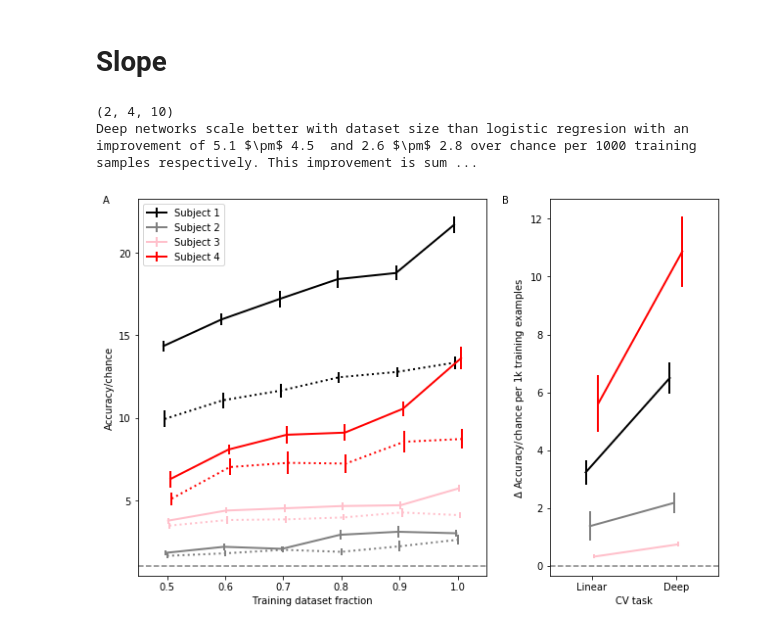
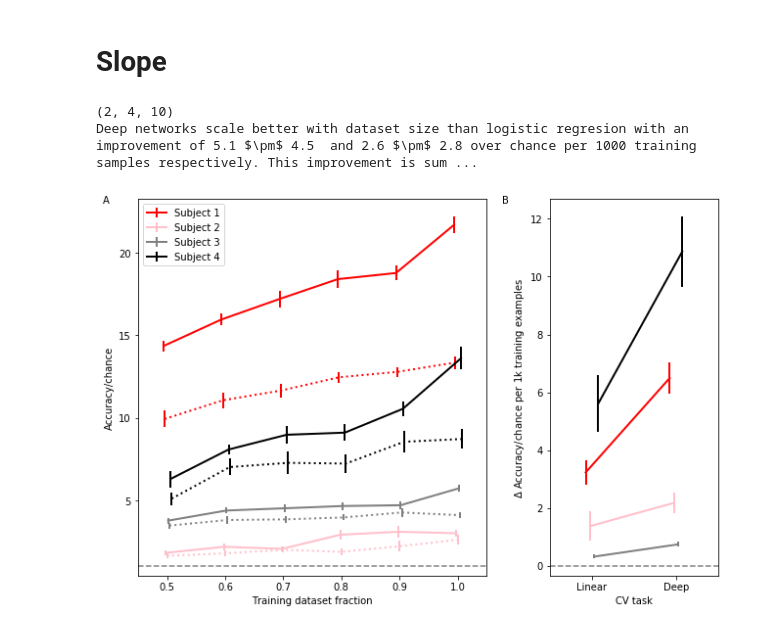
Before and after one commit to BouchardLab/cv_paper_plots, a Jupyter notebook: accuracy_slope/accuracy_slope.ipynb, the cells around one changed output. Drawn from its saved outputs; the diff is of its cells as text; code cells hidden in the pictures.

```diff
--- a/accuracy_slope/accuracy_slope.ipynb
+++ b/accuracy_slope/accuracy_slope.ipynb
@@ -112,32 +124,32 @@ Manner classification accuracy (XX way) improves from 51.7 $\pm$ 10.7\%  to 54.3
 # %%
 reload(slope)
 plt.close()
 f = plt.figure(figsize=(9, 6))
 
 te = .01
 le = .075
 re = .01
 be = .1
 h_gap = .1
 
 w1 = .55
 w2 = 1. - le - w1 - h_gap - re
 h = 1. - te - be
 
 ax_lines = f.add_axes([le, be, w1, h])
 ax_slopes = f.add_axes([le + w1 + h_gap, be, w2, h])
 
-slope.plot_cv_slope(deep_all, linear_all, chance[0], training_size, fracs, colors, (ax_lines, ax_slopes))
+slope.plot_cv_slope(subjects, deep_all, linear_all, chance[0], training_size, fracs, (ax_lines, ax_slopes))
 
 x0 = .02
 y0 = .98
 x1 = .65
 
 f.text(x0, y0, 'A')
 f.text(x1, y0, 'B')
 
 plt.savefig(os.path.join(os.environ['HOME'], 'Downloads/slope.pdf'))
 # %% [output]
 (2, 4, 10)
 Deep networks scale better with dataset size than logistic regresion with an improvement of 5.1 $\pm$ 4.5  and 2.6 $\pm$ 2.8 over chance per 1000 training samples respectively. This improvement is sum ...
-[figure, old version]
+[figure, new version]
```
Also changed, not shown: parts of 4 cells of this notebook, 6 other files.
